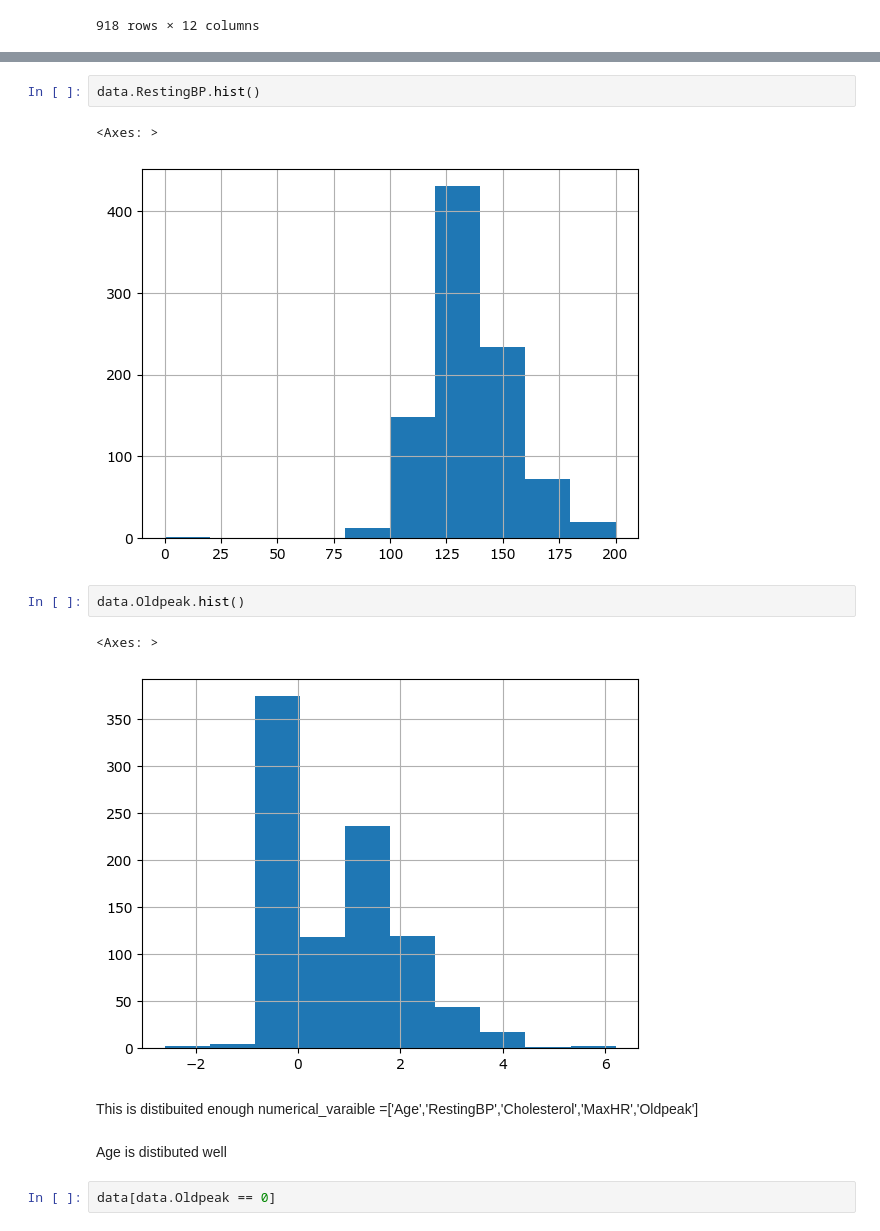
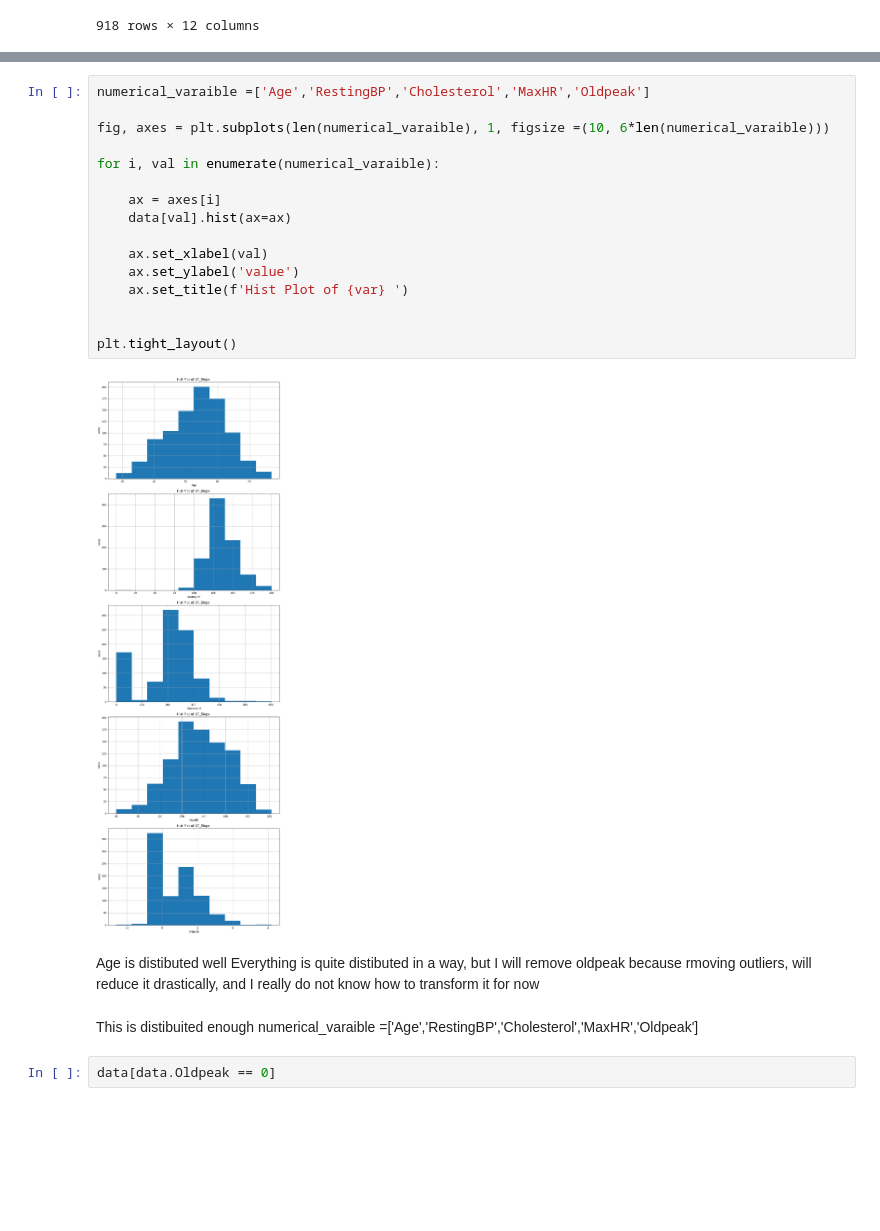
Before and after one commit to Onafowokan-Testament/Heart-disease-prediction, a Jupyter notebook: main.ipynb, the cells around one changed output, grey strips where cells are left out. Saved outputs shown, nothing was run; the diff lists cells and outputs as text; blank space fills up the shorter version.

```diff
--- a/main.ipynb
+++ b/main.ipynb
@@ -138,18 +109,27 @@ data.MaxHR.hist()
-# %%
-data.RestingBP.hist()
-# %% [output]
-<Axes: >
-[figure, removed]
-# %%
-data.Oldpeak.hist()
-# %% [output]
-<Axes: >
-[figure, removed]
+# %%
+numerical_varaible =['Age','RestingBP','Cholesterol','MaxHR','Oldpeak']
+
+fig, axes = plt.subplots(len(numerical_varaible), 1, figsize =(10, 6*len(numerical_varaible)))
+
+for i, val in enumerate(numerical_varaible):
+
+    ax = axes[i]
+    data[val].hist(ax=ax)
+
+    ax.set_xlabel(val)
+    ax.set_ylabel('value')
+    ax.set_title(f'Hist Plot of {var} ')
+
+
+plt.tight_layout()
+# %% [output]
+[figure, added]
+# %% [markdown]
+Age is distibuted well
+Everything is quite distibuted in a way, but I will remove oldpeak because rmoving outliers, will reduce it drastically, and I really do not know how to transform it for now
 # %% [markdown]
 This is distibuited enough
 numerical_varaible =['Age','RestingBP','Cholesterol','MaxHR','Oldpeak']
-# %% [markdown]
-Age is distibuted well
 # %%
 data[data.Oldpeak == 0]
 # %% [output]
```
Also changed, not shown: parts of 23 cells of this notebook.
